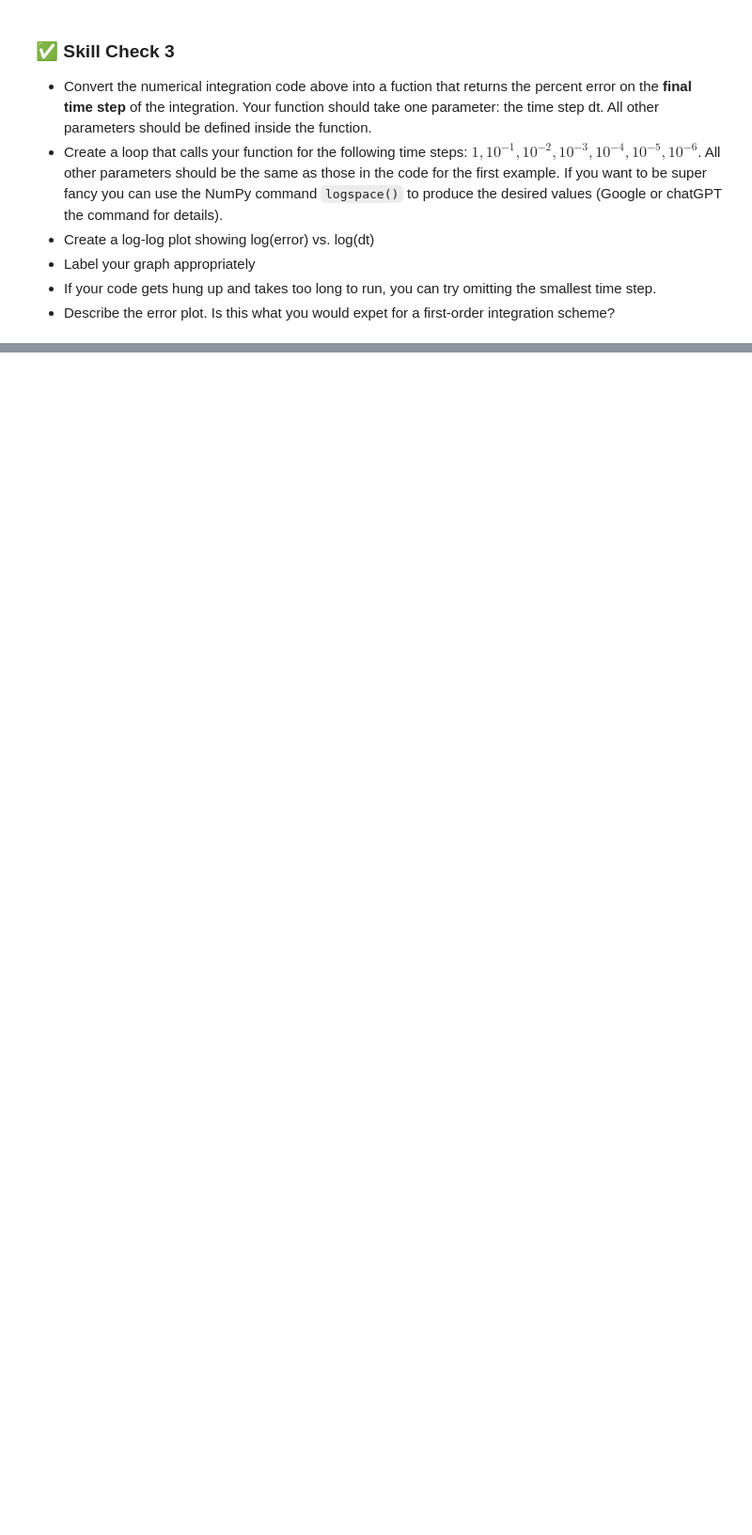
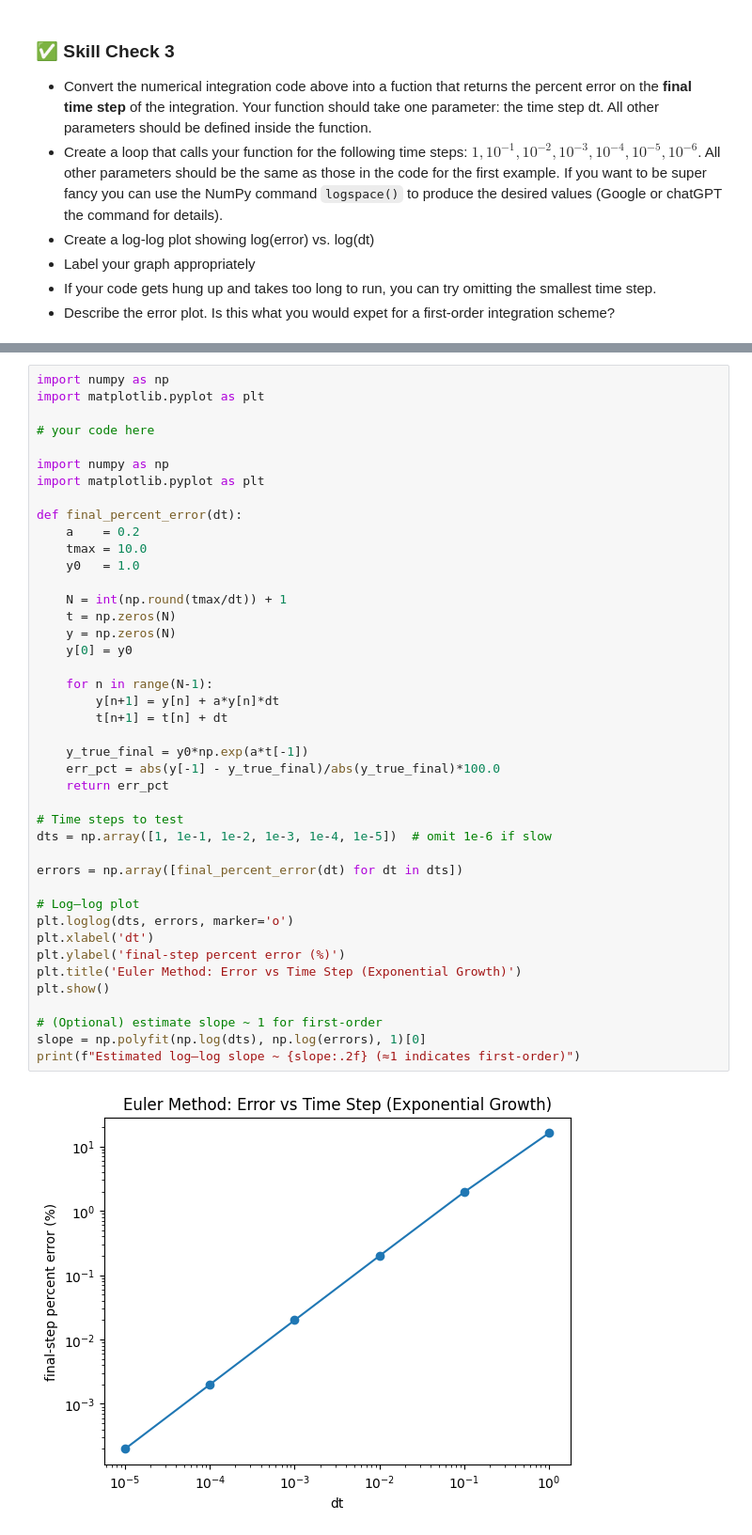
Before and after one commit to morganpatito/Computational-Physics, a Jupyter notebook: ode_1.ipynb, the cells around one changed output, grey strips where cells are left out. Shown: that part at 94% size. Saved outputs shown, nothing was run; the diff lists cells and outputs as text; blank space fills up the shorter version.

```diff
--- a/ode_1.ipynb
+++ b/ode_1.ipynb
@@ -165,0 +233,44 @@ import matplotlib.pyplot as plt
+# %%
+import numpy as np
+import matplotlib.pyplot as plt
+
+# your code here
+
+import numpy as np
+import matplotlib.pyplot as plt
+
+def final_percent_error(dt):
+    a    = 0.2
+    tmax = 10.0
+    y0   = 1.0
+
+    N = int(np.round(tmax/dt)) + 1
+    t = np.zeros(N)
+    y = np.zeros(N)
+    y[0] = y0
+
+    for n in range(N-1):
+        y[n+1] = y[n] + a*y[n]*dt
+        t[n+1] = t[n] + dt
+
+    y_true_final = y0*np.exp(a*t[-1])
+    err_pct = abs(y[-1] - y_true_final)/abs(y_true_final)*100.0
+    return err_pct
+
+# Time steps to test
+dts = np.array([1, 1e-1, 1e-2, 1e-3, 1e-4, 1e-5])  # omit 1e-6 if slow
+
+errors = np.array([final_percent_error(dt) for dt in dts])
+
+# Log–log plot
+plt.loglog(dts, errors, marker='o')
+plt.xlabel('dt')
+plt.ylabel('final-step percent error (%)')
+plt.title('Euler Method: Error vs Time Step (Exponential Growth)')
+plt.show()
+
+# (Optional) estimate slope ~ 1 for first-order
+slope = np.polyfit(np.log(dts), np.log(errors), 1)[0]
+print(f"Estimated log–log slope ~ {slope:.2f} (≈1 indicates first-order)")
+# %% [output]
+[figure, added]
```
Also changed, not shown: parts of 11 cells of this notebook.
